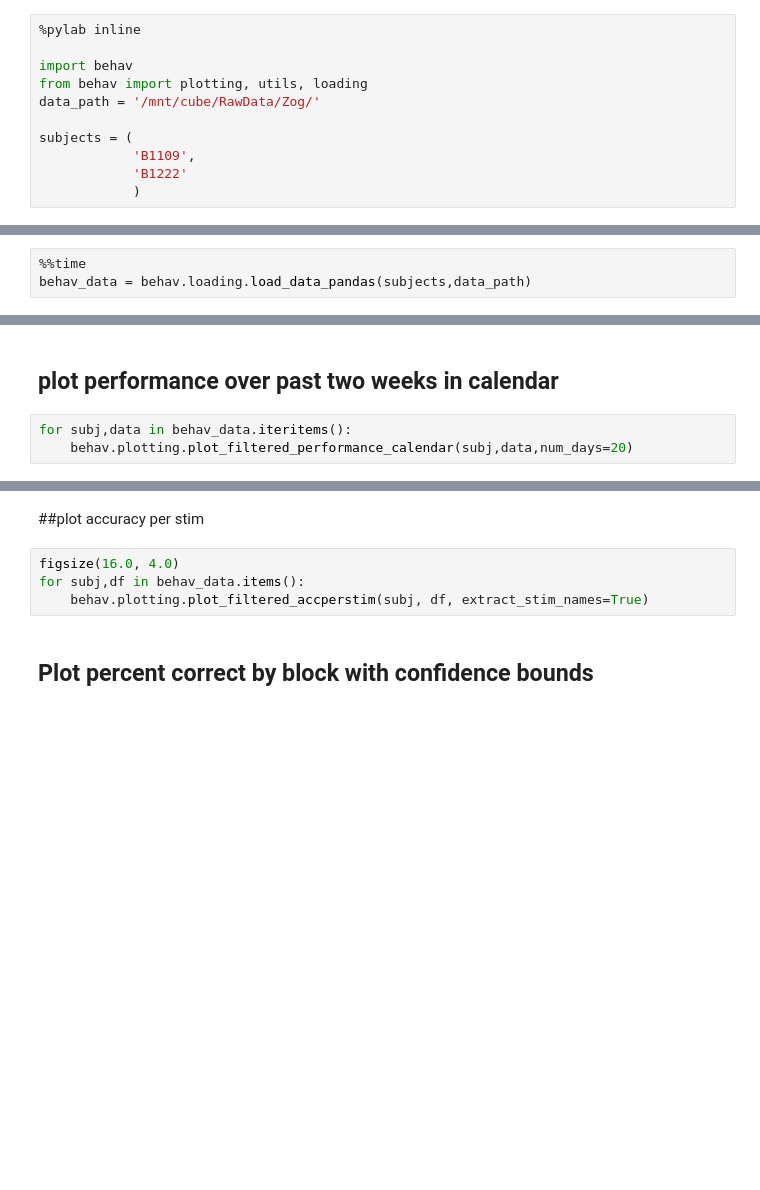
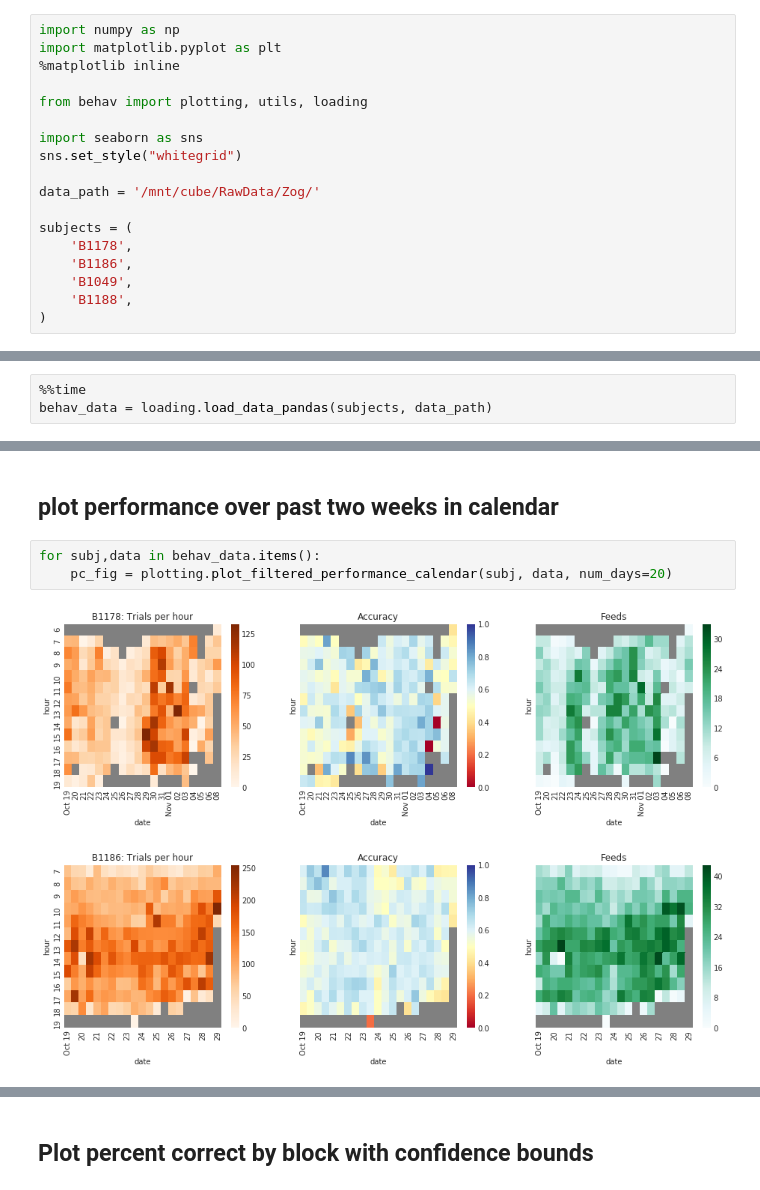
Before and after one commit to gentnerlab/behav-analysis, a Jupyter notebook: notebooks/recent_behavior_analysis.ipynb, the cells around one changed output, grey strips where cells are left out. Cells and saved outputs as stored; diff of their text form; blank space fills up the shorter version.

```diff
--- a/notebooks/recent_behavior_analysis.ipynb
+++ b/notebooks/recent_behavior_analysis.ipynb
@@ -1,16 +1,23 @@
 # %%
-%pylab inline
+import numpy as np
+import matplotlib.pyplot as plt
+%matplotlib inline
 
-import behav
 from behav import plotting, utils, loading
+
+import seaborn as sns
+sns.set_style("whitegrid")
+
 data_path = '/mnt/cube/RawData/Zog/'
 
 subjects = (
-            'B1109',
-            'B1222'
-            )
+    'B1178',
+    'B1186',
+    'B1049',
+    'B1188',
+)
 # %% [markdown]
 ## Loads Data
 # %%
 %%time
-behav_data = behav.loading.load_data_pandas(subjects,data_path)
+behav_data = loading.load_data_pandas(subjects, data_path)
@@ -17,5 +27,8 @@ behav_data = behav.loading.load_data_pandas(subjects,data_path)
 # %% [markdown]
 ## plot performance over past two weeks in calendar
 # %%
-for subj,data in behav_data.iteritems():
-    behav.plotting.plot_filtered_performance_calendar(subj,data,num_days=20)
+for subj,data in behav_data.items():
+    pc_fig = plotting.plot_filtered_performance_calendar(subj, data, num_days=20)
+# %% [output]
+[figure, added]
+[figure, added]
@@ -22,9 +37,3 @@ for subj,data in behav_data.iteritems():
-# %% [markdown]
-##plot accuracy per stim
-# %%
-figsize(16.0, 4.0)
-for subj,df in behav_data.items():
-    behav.plotting.plot_filtered_accperstim(subj, df, extract_stim_names=True)
 # %% [markdown]
 ## Plot percent correct by block with confidence bounds
 # %%
```
Also changed, not shown: parts of 6 cells of this notebook, 2 other files.
